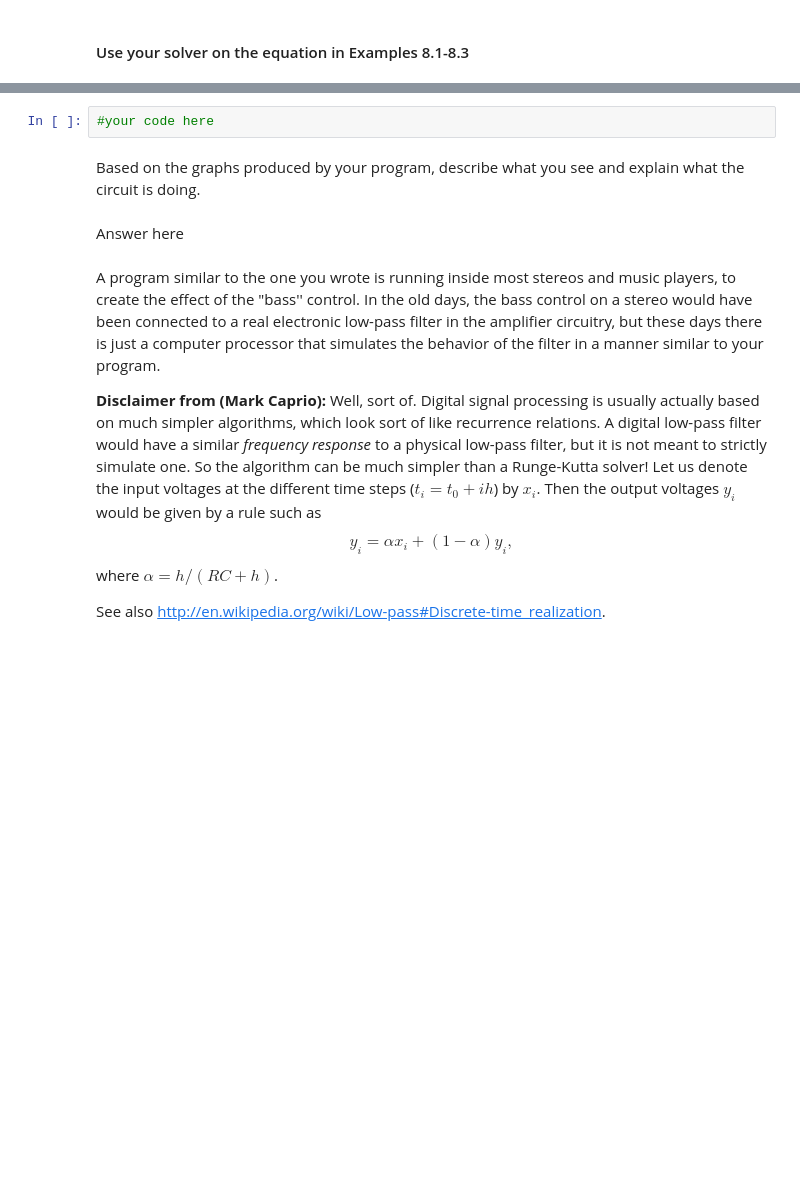
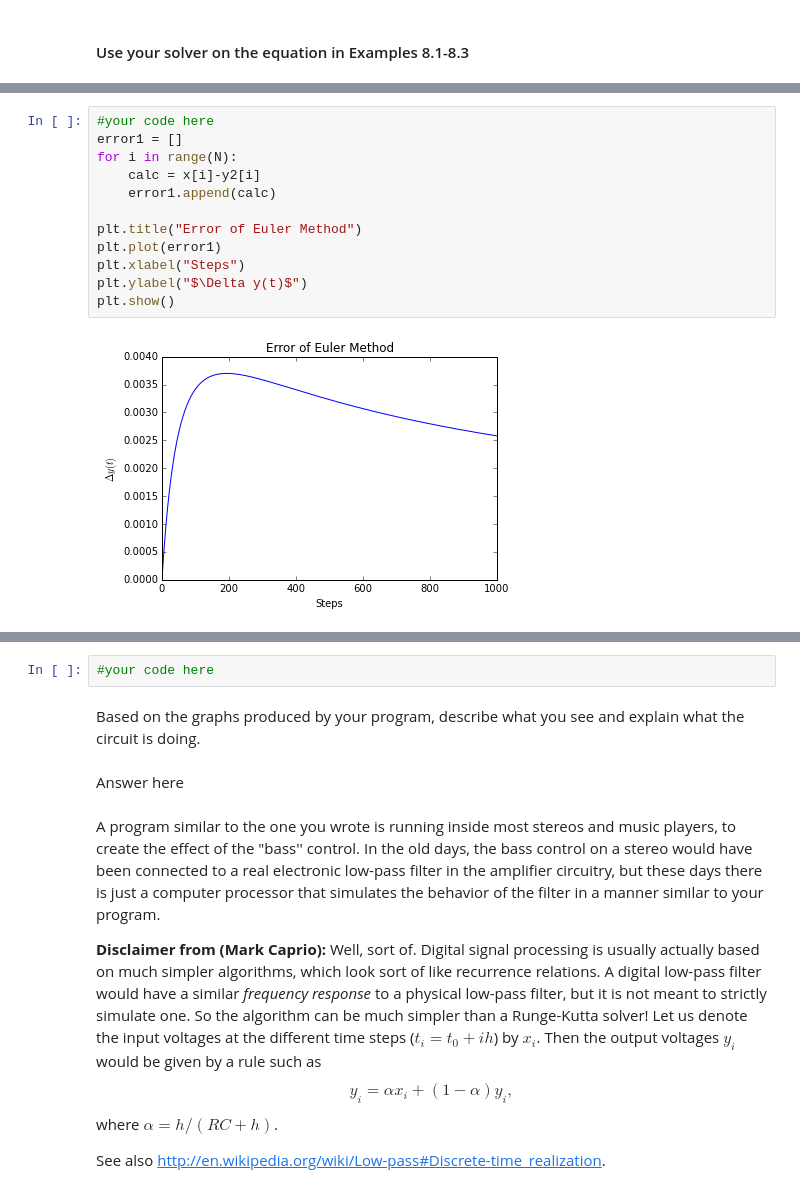
Before and after one commit to Ashardalon125/Weekly-Sessions_partII, a Jupyter notebook: Weekly_Session_9.ipynb, the cells around one changed output, grey strips where cells are left out. Cells and saved outputs as stored; diff of their text form; blank space fills up the shorter version.

```diff
--- a/Weekly_Session_9.ipynb
+++ b/Weekly_Session_9.ipynb
@@ -222,0 +299,14 @@ Do you have any first-order differential equations with known solutions you can
+# %%
+#your code here
+error1 = []
+for i in range(N):
+    calc = x[i]-y2[i]
+    error1.append(calc)
+
+plt.title("Error of Euler Method")
+plt.plot(error1)
+plt.xlabel("Steps")
+plt.ylabel("$\Delta y(t)$")
+plt.show()
+# %% [output]
+[figure, added]
```
Also changed, not shown: parts of 28 cells of this notebook.
